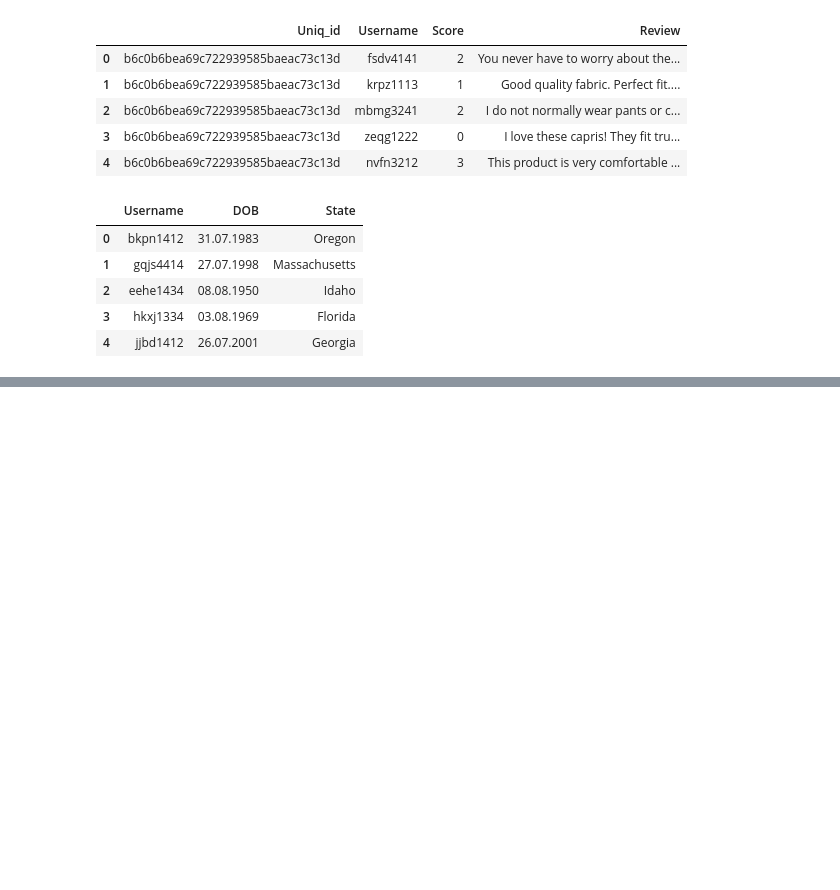
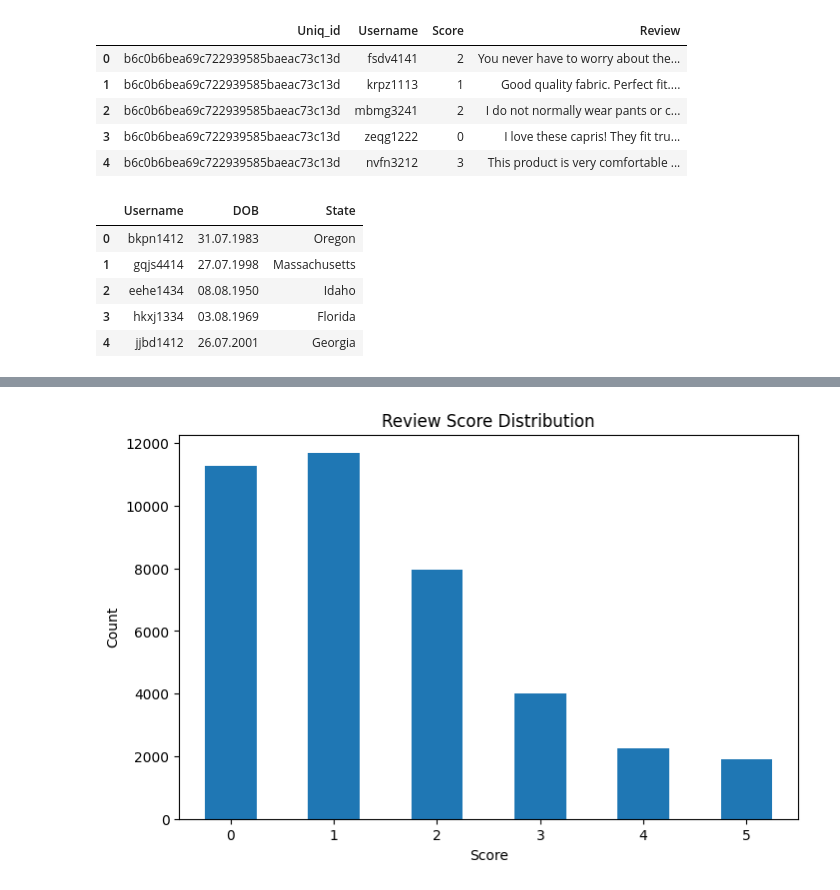
Before and after one commit to jdk8825-beep/3611923_BD2, a Jupyter notebook: finalrd.ipynb, the cells around one changed output, grey strips where cells are left out. Cells and saved outputs as stored; diff of their text form; code cells hidden in the pictures; blank space fills up the shorter version.

```diff
--- a/finalrd.ipynb
+++ b/finalrd.ipynb
@@ -248,0 +351,3 @@ In conclusion, it can be stated that the project has been successful in explorin
+# %%
+#merge reviews with products using product id
+merged_1=pd.merge(reviews_clean, products_clean, on="Uniq_id", how="left")
@@ -248,0 +358,4 @@ In conclusion, it can be stated that the project has been successful in explorin
+# %%
+#merge with users using username
+full_data = pd.merge(merged_1, users_clean, on="Username", how="left")
+full_data.head()
@@ -248,0 +384,4 @@ In conclusion, it can be stated that the project has been successful in explorin
+# %%
+#review length
+
+full_data["Review_Length"]=full_data["Review"].astype(str).apply(len)
@@ -248,0 +390,5 @@ In conclusion, it can be stated that the project has been successful in explorin
+# %%
+#review score counts
+
+score_counts=full_data["Score"].value_counts().sort_index()
+score_counts
@@ -248,0 +405,13 @@ In conclusion, it can be stated that the project has been successful in explorin
+# %%
+import matplotlib.pyplot as plt
+#bar chart of review scores
+
+plt.figure(figsize=(8,5))
+score_counts.plot(kind="bar")
+plt.title("Review Score Distribution")
+plt.xlabel("Score")
+plt.ylabel("Count")
+plt.xticks(rotation=0)
+plt.show()
+# %% [output]
+[figure, added]
```
Also changed, not shown: parts of 84 cells of this notebook.
